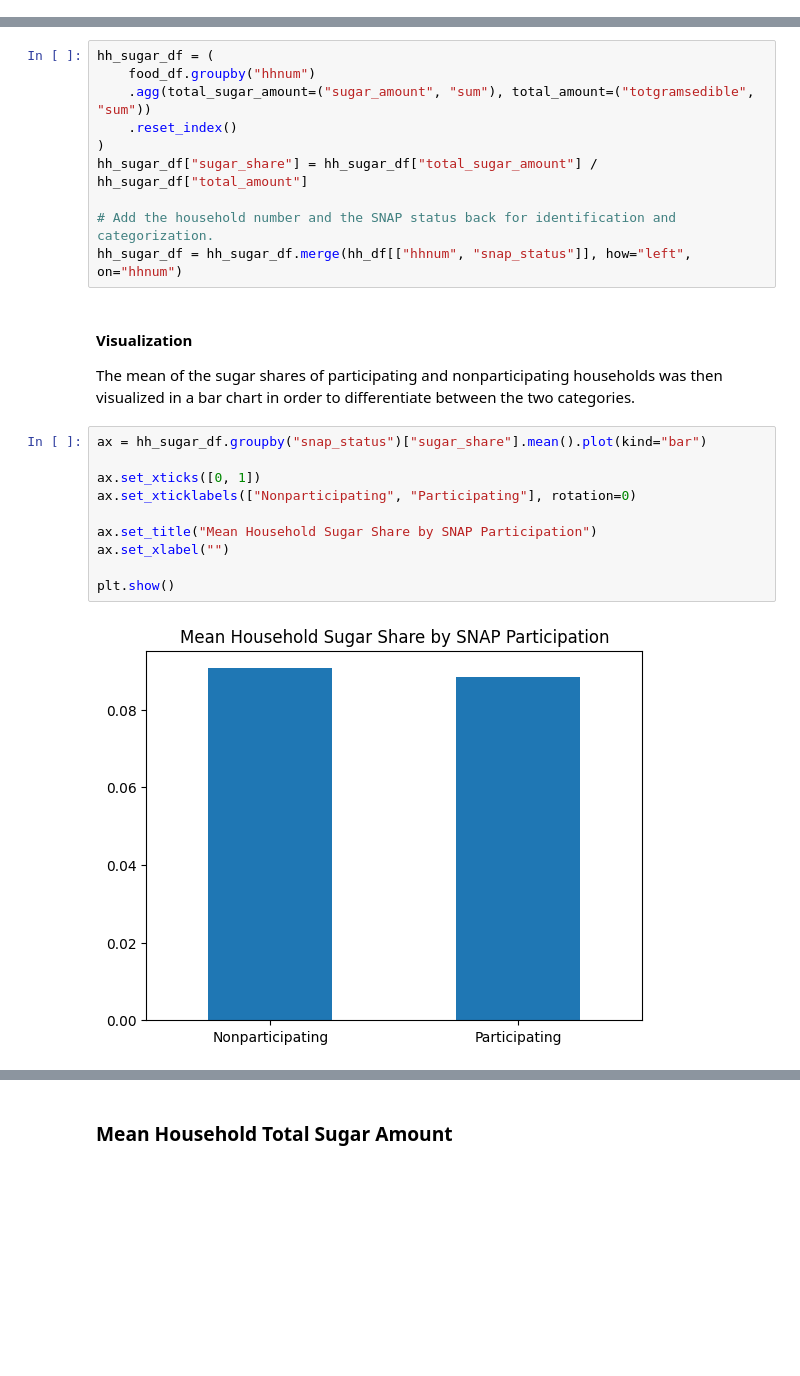
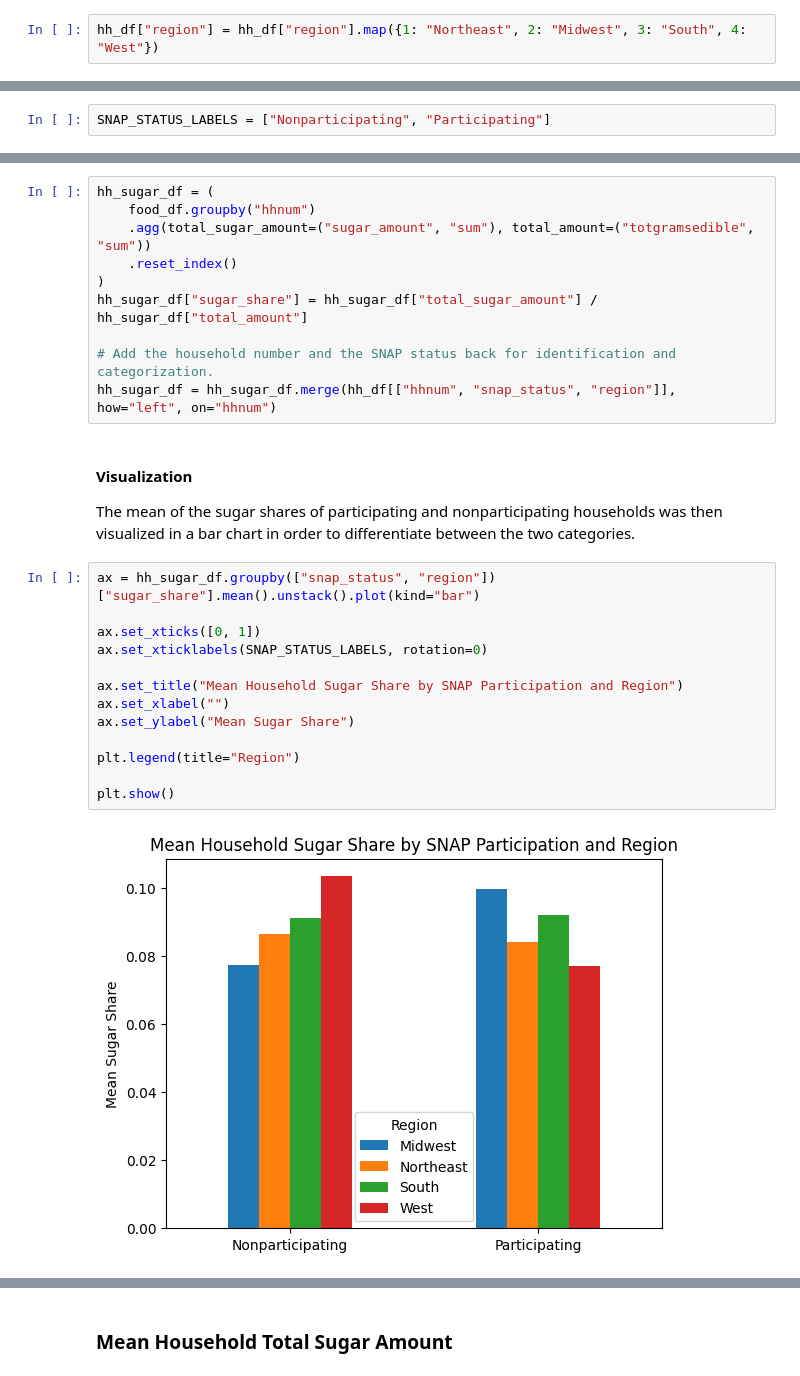
Before and after one commit to seoyunnie/csmodel-mcos, a Jupyter notebook: dataset_analysis.ipynb, the cells around one changed output, grey strips where cells are left out. Cells and saved outputs as stored; diff of their text form; blank space fills up the shorter version.

Commit message:
Group data by region in addition to SNAP status

```diff
--- a/dataset_analysis.ipynb
+++ b/dataset_analysis.ipynb
@@ -94,3 +104,5 @@ with warnings.catch_warnings():
+# %%
+hh_df["region"] = hh_df["region"].map({1: "Northeast", 2: "Midwest", 3: "South", 4: "West"})
 # %% [markdown]
 ## Food Items Dataset
 # %% [markdown]
@@ -126,3 +143,5 @@ food_df["high_sugar_amount"] = food_df["totgramsedible"] * food_df["high_sugar_s
+# %%
+SNAP_STATUS_LABELS = ["Nonparticipating", "Participating"]
 # %% [markdown]
 # Exploratory Data Analysis
 # %% [markdown]
@@ -143,24 +162,27 @@ hh_sugar_df = (
 hh_sugar_df["sugar_share"] = hh_sugar_df["total_sugar_amount"] / hh_sugar_df["total_amount"]
 
 # Add the household number and the SNAP status back for identification and categorization.
-hh_sugar_df = hh_sugar_df.merge(hh_df[["hhnum", "snap_status"]], how="left", on="hhnum")
+hh_sugar_df = hh_sugar_df.merge(hh_df[["hhnum", "snap_status", "region"]], how="left", on="hhnum")
 # %% [markdown]
 #### Visualization
 
 The mean of the sugar shares of participating and nonparticipating households was then visualized in a bar chart in
 order to differentiate between the two categories.
 # %%
-ax = hh_sugar_df.groupby("snap_status")["sugar_share"].mean().plot(kind="bar")
+ax = hh_sugar_df.groupby(["snap_status", "region"])["sugar_share"].mean().unstack().plot(kind="bar")
 
 ax.set_xticks([0, 1])
-ax.set_xticklabels(["Nonparticipating", "Participating"], rotation=0)
+ax.set_xticklabels(SNAP_STATUS_LABELS, rotation=0)
 
-ax.set_title("Mean Household Sugar Share by SNAP Participation")
+ax.set_title("Mean Household Sugar Share by SNAP Participation and Region")
 ax.set_xlabel("")
+ax.set_ylabel("Mean Sugar Share")
+
+plt.legend(title="Region")
 
 plt.show()
 # %% [output]
-[figure, old version]
+[figure, new version]
 # %% [markdown]
 #### Analysis
 
```
Also changed, not shown: parts of 27 cells of this notebook.
